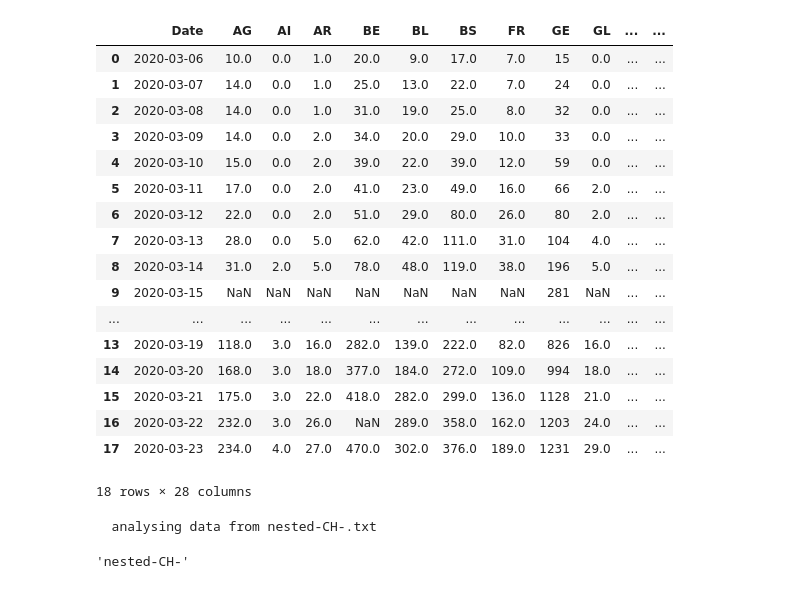
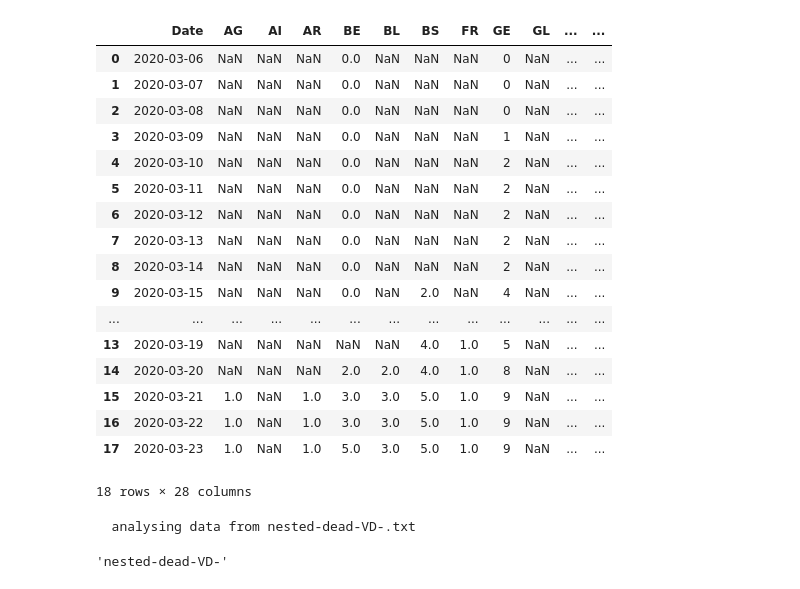
Before and after one commit to ferrigno/multinest-covid, a Jupyter notebook: Fit-Covid-CH.ipynb, the cells around one changed output. Drawn from its saved outputs; the diff is of its cells as text; code cells hidden in the pictures.

```diff
--- a/Fit-Covid-CH.ipynb
+++ b/Fit-Covid-CH.ipynb
@@ -157,25 +157,26 @@ class simple_multinest():
 
             plt.plot(xx,yy, 'r-', alpha=0.5, linewidth=3)
 # %%
-data = pd.read_csv("https://raw.githubusercontent.com/daenuprobst/covid19-cases-switzerland/master/covid19_cases_switzerland.csv")
+#data = pd.read_csv("https://raw.githubusercontent.com/daenuprobst/covid19-cases-switzerland/master/covid19_cases_switzerland.csv")
+data = pd.read_csv("https://raw.githubusercontent.com/daenuprobst/covid19-cases-switzerland/master/covid19_fatalities_switzerland.csv")
 data
 # %% [output]
 |  | Date | AG | AI | AR | BE | BL | BS | FR | GE | GL | ... | ... |
-| 0 | 2020-03-06 | 10.0 | 0.0 | 1.0 | 20.0 | 9.0 | 17.0 | 7.0 | 15 | 0.0 | ... | ... |
-| 1 | 2020-03-07 | 14.0 | 0.0 | 1.0 | 25.0 | 13.0 | 22.0 | 7.0 | 24 | 0.0 | ... | ... |
-| 2 | 2020-03-08 | 14.0 | 0.0 | 1.0 | 31.0 | 19.0 | 25.0 | 8.0 | 32 | 0.0 | ... | ... |
-| 3 | 2020-03-09 | 14.0 | 0.0 | 2.0 | 34.0 | 20.0 | 29.0 | 10.0 | 33 | 0.0 | ... | ... |
-| 4 | 2020-03-10 | 15.0 | 0.0 | 2.0 | 39.0 | 22.0 | 39.0 | 12.0 | 59 | 0.0 | ... | ... |
-| 5 | 2020-03-11 | 17.0 | 0.0 | 2.0 | 41.0 | 23.0 | 49.0 | 16.0 | 66 | 2.0 | ... | ... |
-| 6 | 2020-03-12 | 22.0 | 0.0 | 2.0 | 51.0 | 29.0 | 80.0 | 26.0 | 80 | 2.0 | ... | ... |
-| 7 | 2020-03-13 | 28.0 | 0.0 | 5.0 | 62.0 | 42.0 | 111.0 | 31.0 | 104 | 4.0 | ... | ... |
-| 8 | 2020-03-14 | 31.0 | 2.0 | 5.0 | 78.0 | 48.0 | 119.0 | 38.0 | 196 | 5.0 | ... | ... |
-| 9 | 2020-03-15 | NaN | NaN | NaN | NaN | NaN | NaN | NaN | 281 | NaN | ... | ... |
+| 0 | 2020-03-06 | NaN | NaN | NaN | 0.0 | NaN | NaN | NaN | 0 | NaN | ... | ... |
+| 1 | 2020-03-07 | NaN | NaN | NaN | 0.0 | NaN | NaN | NaN | 0 | NaN | ... | ... |
+| 2 | 2020-03-08 | NaN | NaN | NaN | 0.0 | NaN | NaN | NaN | 0 | NaN | ... | ... |
+| 3 | 2020-03-09 | NaN | NaN | NaN | 0.0 | NaN | NaN | NaN | 1 | NaN | ... | ... |
+| 4 | 2020-03-10 | NaN | NaN | NaN | 0.0 | NaN | NaN | NaN | 2 | NaN | ... | ... |
+| 5 | 2020-03-11 | NaN | NaN | NaN | 0.0 | NaN | NaN | NaN | 2 | NaN | ... | ... |
+| 6 | 2020-03-12 | NaN | NaN | NaN | 0.0 | NaN | NaN | NaN | 2 | NaN | ... | ... |
+| 7 | 2020-03-13 | NaN | NaN | NaN | 0.0 | NaN | NaN | NaN | 2 | NaN | ... | ... |
+| 8 | 2020-03-14 | NaN | NaN | NaN | 0.0 | NaN | NaN | NaN | 2 | NaN | ... | ... |
+| 9 | 2020-03-15 | NaN | NaN | NaN | 0.0 | NaN | 2.0 | NaN | 4 | NaN | ... | ... |
 | ... | ... | ... | ... | ... | ... | ... | ... | ... | ... | ... | ... | ... |
-| 13 | 2020-03-19 | 118.0 | 3.0 | 16.0 | 282.0 | 139.0 | 222.0 | 82.0 | 826 | 16.0 | ... | ... |
-| 14 | 2020-03-20 | 168.0 | 3.0 | 18.0 | 377.0 | 184.0 | 272.0 | 109.0 | 994 | 18.0 | ... | ... |
-| 15 | 2020-03-21 | 175.0 | 3.0 | 22.0 | 418.0 | 282.0 | 299.0 | 136.0 | 1128 | 21.0 | ... | ... |
-| 16 | 2020-03-22 | 232.0 | 3.0 | 26.0 | NaN | 289.0 | 358.0 | 162.0 | 1203 | 24.0 | ... | ... |
-| 17 | 2020-03-23 | 234.0 | 4.0 | 27.0 | 470.0 | 302.0 | 376.0 | 189.0 | 1231 | 29.0 | ... | ... |
+| 13 | 2020-03-19 | NaN | NaN | NaN | NaN | NaN | 4.0 | 1.0 | 5 | NaN | ... | ... |
+| 14 | 2020-03-20 | NaN | NaN | NaN | 2.0 | 2.0 | 4.0 | 1.0 | 8 | NaN | ... | ... |
+| 15 | 2020-03-21 | 1.0 | NaN | 1.0 | 3.0 | 3.0 | 5.0 | 1.0 | 9 | NaN | ... | ... |
+| 16 | 2020-03-22 | 1.0 | NaN | 1.0 | 3.0 | 3.0 | 5.0 | 1.0 | 9 | NaN | ... | ... |
+| 17 | 2020-03-23 | 1.0 | NaN | 1.0 | 5.0 | 3.0 | 5.0 | 1.0 | 9 | NaN | ... | ... |
 18 rows × 28 columns
 # %%
@@ -205,14 +206,26 @@ poscasearray = newdata['TotalPosTests1'].to_numpy().tolist()
 x = numpy.array(datesincezero)
 y = numpy.array(poscasearray)
 # %%
+# parameters = {
+#     'break' : {'min': 1., 'max' : 9.} ,
+#     't1' : {'min': -40, 'max' : 0.} ,
+#     't2' : {'min': -200, 'max' : 0.} ,
+#     'b1'  : {'min': 0, 'max' : 2.} ,
+#     'b2' : {'min': 0, 'max' : 2.}
+# }
+
 parameters = {
-    'break' : {'min': 2., 'max' : 16.} ,
     't1' : {'min': -40, 'max' : 0.} ,
-    't2' : {'min': -200, 'max' : 0.} ,
-    'b1'  : {'min': 0, 'max' : 2.} ,
-    'b2' : {'min': 0, 'max' : 2.}
+    'b1'  : {'min': 0, 'max' : 2.}
 }
 
+
+
+def pl(x,par):
+    t1  = par['t1']
+    b1  = par['b1']
+
+    return numpy.exp(b1*(x-t1))
 
 
 
@@ -237,15 +250,16 @@ def broken_pl(x, par):
 
     return y
 
-outputfiles_basename = 'nested-'+canton+'-'
-my_multinest=simple_multinest(x, y, broken_pl, parameters)
+outputfiles_basename = 'nested-dead-'+canton+'-'
+# my_multinest=simple_multinest(x, y, broken_pl, parameters)
+my_multinest=simple_multinest(x, y, pl, parameters)
 
 my_multinest.make_all_uniform()
 
-my_multinest.nested_run(outputfiles_basename = outputfiles_basename, clean=False)
+my_multinest.nested_run(outputfiles_basename = outputfiles_basename, clean=True)
 # %% [output]
-  analysing data from nested-CH-.txt
+  analysing data from nested-dead-VD-.txt
-'nested-CH-'
+'nested-dead-VD-'
 # %%
 
 # analyse results
```
Also changed, not shown: parts of 3 cells of this notebook.
